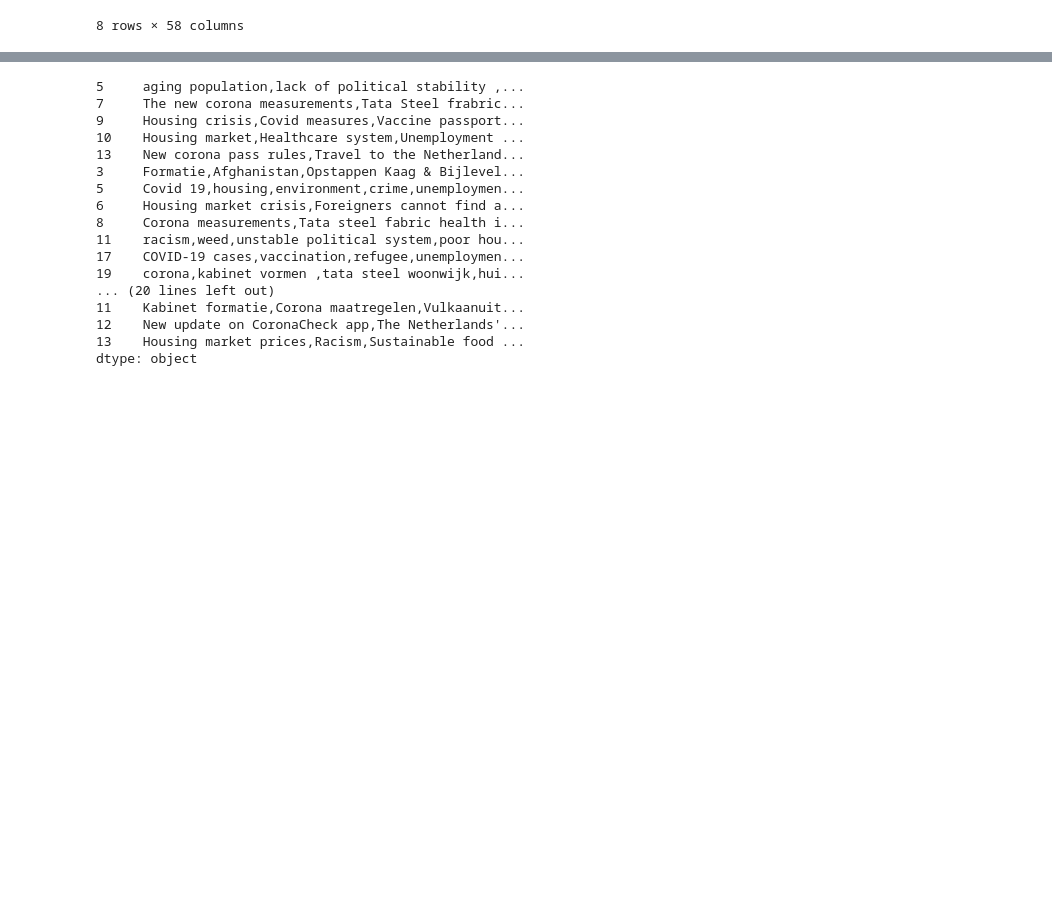
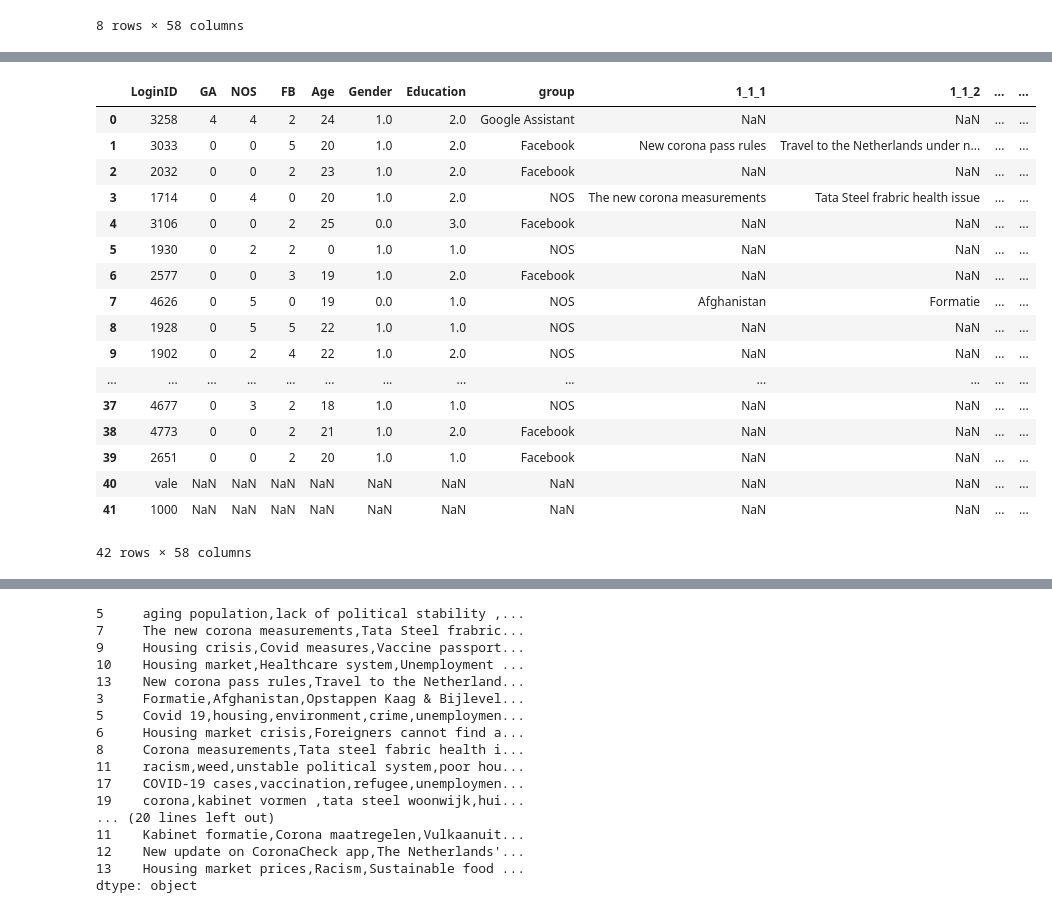
Before and after one commit to vresendez/FYP, a Jupyter notebook: FYP.Test1.11.09.ipynb, the cells around one changed output, grey strips where cells are left out. Drawn from its saved outputs; the diff is of its cells as text; code cells hidden in the pictures; blank space fills up the shorter version.

```diff
--- a/FYP.Test1.11.09.ipynb
+++ b/FYP.Test1.11.09.ipynb
@@ -577,2 +478,23 @@ df_merged.to_csv('test2.csv', index=False)
+# %%
+df_merged
+# %% [output]
+|  | LoginID | GA | NOS | FB | Age | Gender | Education | group | 1_1_1 | 1_1_2 | ... | ... |
+| 0 | 3258 | 4 | 4 | 2 | 24 | 1.0 | 2.0 | Google Assistant | NaN | NaN | ... | ... |
+| 1 | 3033 | 0 | 0 | 5 | 20 | 1.0 | 2.0 | Facebook | New corona pass rules | Travel to the Netherlands under n... | ... | ... |
+| 2 | 2032 | 0 | 0 | 2 | 23 | 1.0 | 2.0 | Facebook | NaN | NaN | ... | ... |
+| 3 | 1714 | 0 | 4 | 0 | 20 | 1.0 | 2.0 | NOS | The new corona measurements | Tata Steel frabric health issue | ... | ... |
+| 4 | 3106 | 0 | 0 | 2 | 25 | 0.0 | 3.0 | Facebook | NaN | NaN | ... | ... |
+| 5 | 1930 | 0 | 2 | 2 | 0 | 1.0 | 1.0 | NOS | NaN | NaN | ... | ... |
+| 6 | 2577 | 0 | 0 | 3 | 19 | 1.0 | 2.0 | Facebook | NaN | NaN | ... | ... |
+| 7 | 4626 | 0 | 5 | 0 | 19 | 0.0 | 1.0 | NOS | Afghanistan | Formatie | ... | ... |
+| 8 | 1928 | 0 | 5 | 5 | 22 | 1.0 | 1.0 | NOS | NaN | NaN | ... | ... |
+| 9 | 1902 | 0 | 2 | 4 | 22 | 1.0 | 2.0 | NOS | NaN | NaN | ... | ... |
+| ... | ... | ... | ... | ... | ... | ... | ... | ... | ... | ... | ... | ... |
+| 37 | 4677 | 0 | 3 | 2 | 18 | 1.0 | 1.0 | NOS | NaN | NaN | ... | ... |
+| 38 | 4773 | 0 | 0 | 2 | 21 | 1.0 | 2.0 | Facebook | NaN | NaN | ... | ... |
+| 39 | 2651 | 0 | 0 | 2 | 20 | 1.0 | 1.0 | Facebook | NaN | NaN | ... | ... |
+| 40 | vale | NaN | NaN | NaN | NaN | NaN | NaN | NaN | NaN | NaN | ... | ... |
+| 41 | 1000 | NaN | NaN | NaN | NaN | NaN | NaN | NaN | NaN | NaN | ... | ... |
+42 rows × 58 columns
 # %%
 df_merged.describe()
```
Also changed, not shown: parts of 89 cells of this notebook.
